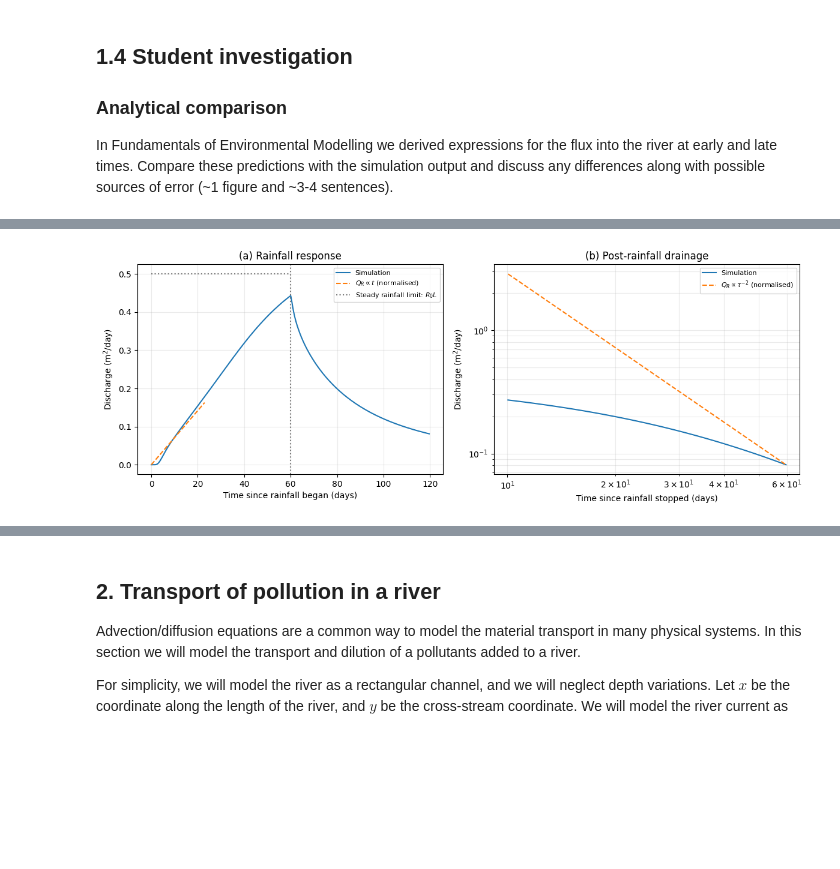
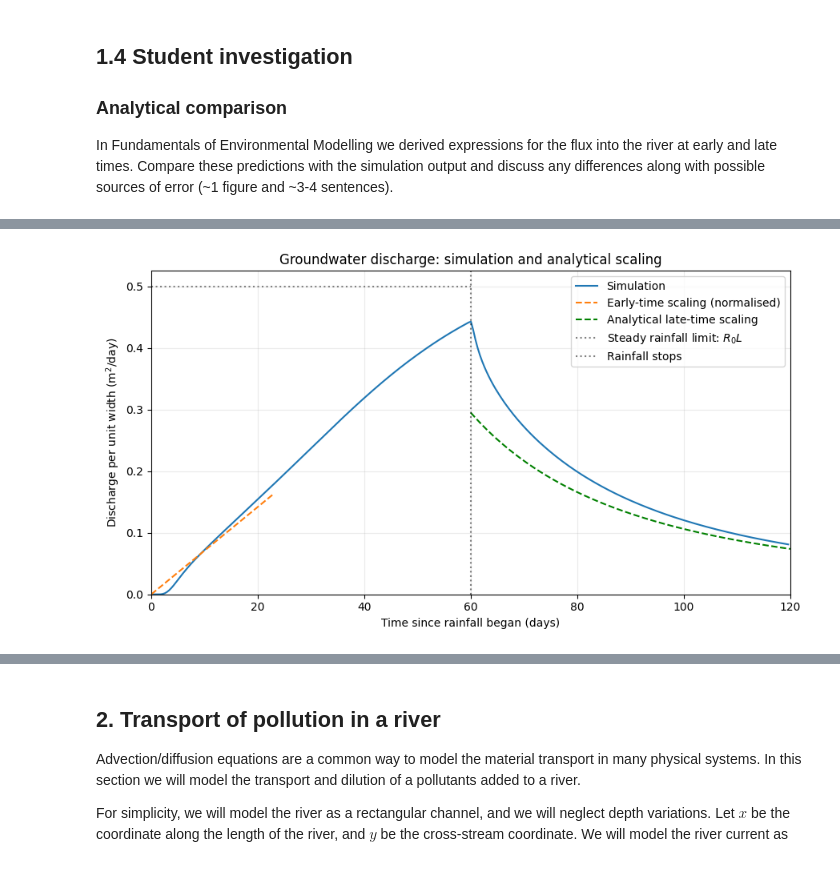
Before and after one commit to OsmanthusLiu/qces, a Jupyter notebook: Project2_transport.ipynb, the cells around one changed output, grey strips where cells are left out. Cells and saved outputs as stored; diff of their text form; code cells hidden in the pictures; blank space fills up the shorter version.

```diff
--- a/Project2_transport.ipynb
+++ b/Project2_transport.ipynb
@@ -292,74 +343,55 @@ In Fundamentals of Environmental Modelling we derived expressions for the flux i
 # %%
 tc = phi * L / np.sqrt(ub * R0)
 
-i_early = np.argmin(np.abs(t_save - 0.2 * tc))
+early_indices = np.flatnonzero((t_save > 0) & (t_save < T))
+i_early = early_indices[
+    np.argmin(np.abs(t_save[early_indices] - 0.2 * tc))
+]
+
 early = (t_save > 0) & (t_save <= min(0.5 * tc, T))
 Q_early = QR_save[i_early] * t_save[early] / t_save[i_early]
 
-tau = t_save - T
-late = (tau >= 10 * day) & (QR_save > 0)
-Q_late = QR_save[-1] * (tau[late] / tau[-1])**(-2)
+t_late = np.linspace(60, 120, 600) * day
+QR_late = (phi**2 * L**3) / (ub * t_late**2)
 
-fig, ax = plt.subplots(1, 2, figsize=(12, 4.5))
+plt.figure(figsize=(9, 5))
 
-ax[0].plot(t_save / day, QR_save * day, label="Simulation")
-ax[0].plot(
-    t_save[early] / day, Q_early * day, "--",
-    label=r"$Q_R \propto t$ (normalised)"
+plt.plot(
+    t_save / day, QR_save * day,
+    color="C0", label="Simulation"
 )
-ax[0].hlines(
+
+plt.plot(
+    t_save[early] / day, Q_early * day,
+    "--", color="C1",
+    label="Early-time scaling (normalised)"
+)
+
+plt.plot(
+    t_late / day, QR_late * day,
+    "--", color="green",
+    label="Analytical late-time scaling"
+)
+
+plt.hlines(
     R0 * L * day, 0, T / day,
     colors="grey", linestyles=":",
     label=r"Steady rainfall limit: $R_0L$"
 )
-ax[0].axvline(T / day, color="black", linestyle=":", alpha=0.5)
-ax[0].set(
-    xlabel="Time since rainfall began (days)",
-    ylabel=r"Discharge ($\mathrm{m^2/day}$)",
-    title="(a) Rainfall response"
+
+plt.axvline(
+    T / day, color="black", linestyle=":",
+    alpha=0.5, label="Rainfall stops"
 )
 
-ax[1].loglog(tau[late] / day, QR_save[late] * day, label="Simulation")
-ax[1].loglog(
-    tau[late] / day, Q_late * day, "--",
-    label=r"$Q_R \propto \tau^{-2}$ (normalised)"
-)
-ax[1].set(
-    xlabel="Time since rainfall stopped (days)",
-    ylabel=r"Discharge ($\mathrm{m^2/day}$)",
-    title="(b) Post-rainfall drainage"
-)
-
-for panel in ax:
-    panel.legend(fontsize=8)
-    panel.grid(True, which="both", alpha=0.25)
-
+plt.xlabel("Time since rainfall began (days)")
+plt.ylabel(r"Discharge per unit width ($\mathrm{m^2/day}$)")
+plt.title("Groundwater discharge: simulation and analytical scaling")
+plt.xlim(0, 120)
+plt.ylim(bottom=0)
+plt.legend()
+plt.grid(alpha=0.25)
 plt.tight_layout()
 plt.show()
-
-# Independent discharge estimate from water conservation
-Q_balance = rainfall_rate(t_save) * L - np.gradient(volume_save, t_save)
-
-# Exclude endpoints and the rainfall switch:
-# numerical differentiation is less reliable at these locations.
-check = np.ones(t_save.size, dtype=bool)
-check[[0, -1]] = False
-check &= np.abs(t_save - T) > 2 * np.max(np.diff(t_save))
-
-plt.figure(figsize=(7, 4))
-plt.plot(
-    t_save[check] / day, QR_save[check] * day,
-    label="Discharge from original code"
-)
-plt.plot(
-    t_save[check] / day, Q_balance[check] * day, "--",
-    label="Discharge from water balance"
-)
-plt.xlabel("Time since rainfall began (days)")
-plt.ylabel(r"Discharge ($\mathrm{m^2/day}$)")
-plt.legend()
-plt.grid(alpha=0.3)
-plt.tight_layout()
-plt.show()
 # %% [output]
-[figure, old version]
+[figure, new version]
```
Also changed, not shown: parts of 53 cells of this notebook.
